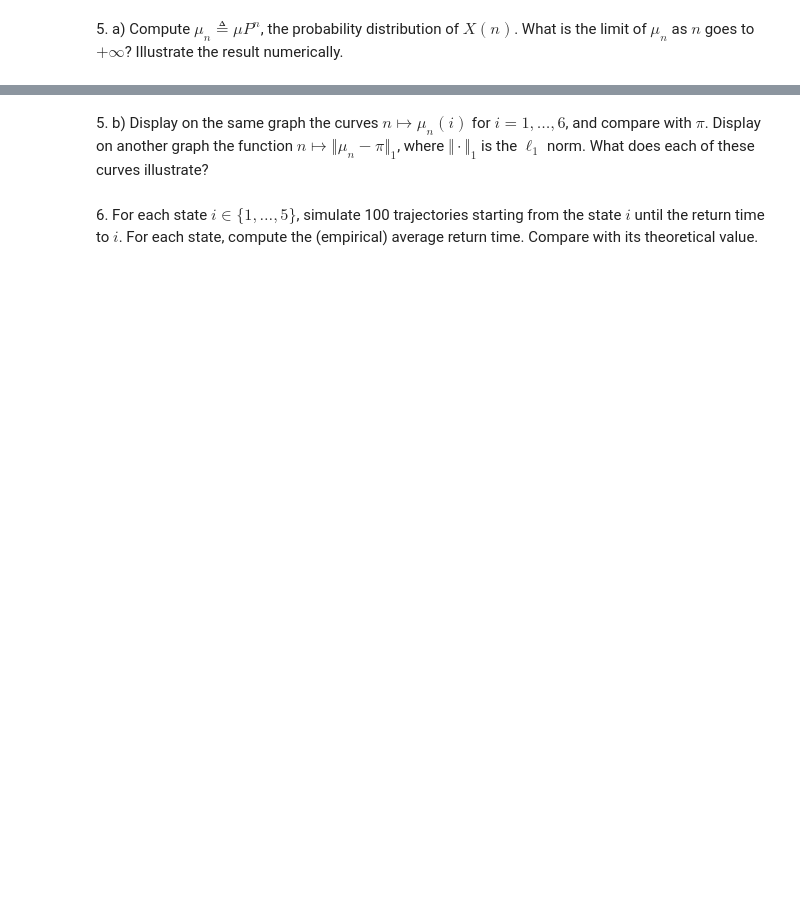
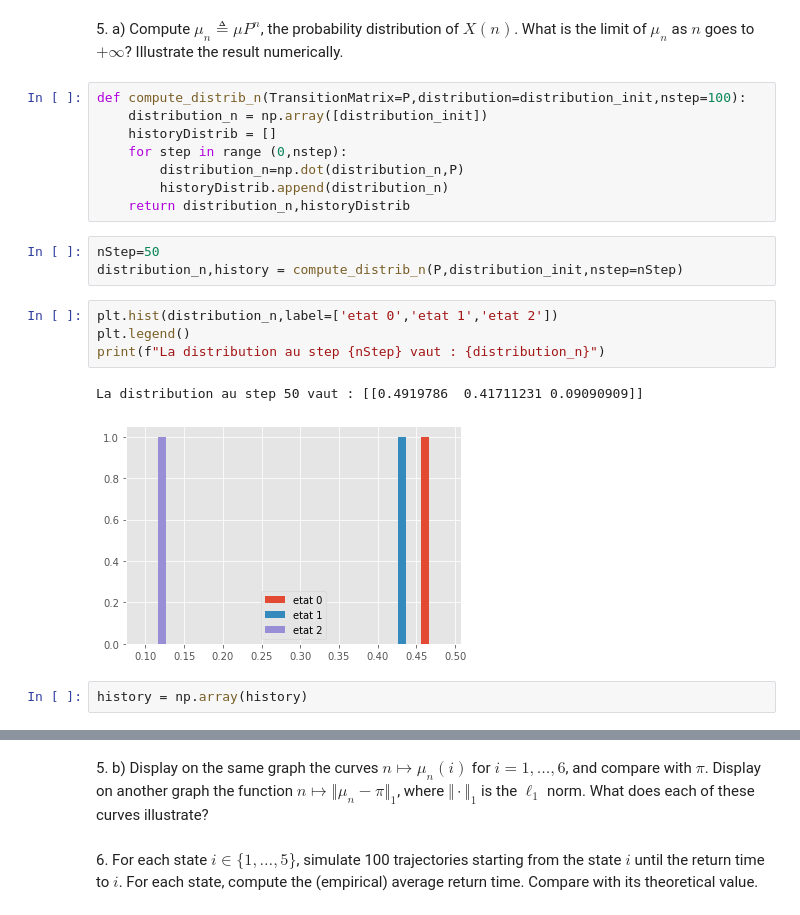
Before and after one commit to VictorNiaussat/MarkovChain, a Jupyter notebook: lab1_students/lab1_notebook.ipynb, the cells around one changed output, grey strips where cells are left out. Cells and saved outputs as stored; diff of their text form; blank space fills up the shorter version.

```diff
--- a/lab1_students/lab1_notebook.ipynb
+++ b/lab1_students/lab1_notebook.ipynb
@@ -295,2 +284,22 @@ normalized_vector
 # %% [markdown]
 5\. a) Compute $\mu_n \triangleq \mu P^n$, the probability distribution of $X(n)$. What is the limit of $\mu_n$ as $n$ goes to $+\infty$? Illustrate the result numerically.
+# %%
+def compute_distrib_n(TransitionMatrix=P,distribution=distribution_init,nstep=100):
+    distribution_n = np.array([distribution_init])
+    historyDistrib = []
+    for step in range (0,nstep):
+        distribution_n=np.dot(distribution_n,P)
+        historyDistrib.append(distribution_n)
+    return distribution_n,historyDistrib
+# %%
+nStep=50
+distribution_n,history = compute_distrib_n(P,distribution_init,nstep=nStep)
+# %%
+plt.hist(distribution_n,label=['etat 0','etat 1','etat 2'])
+plt.legend()
+print(f"La distribution au step {nStep} vaut : {distribution_n}")
+# %% [output]
+La distribution au step 50 vaut : [[0.4919786  0.41711231 0.09090909]]
+[figure, added]
+# %%
+history = np.array(history)
```
Also changed, not shown: parts of 22 cells of this notebook.
